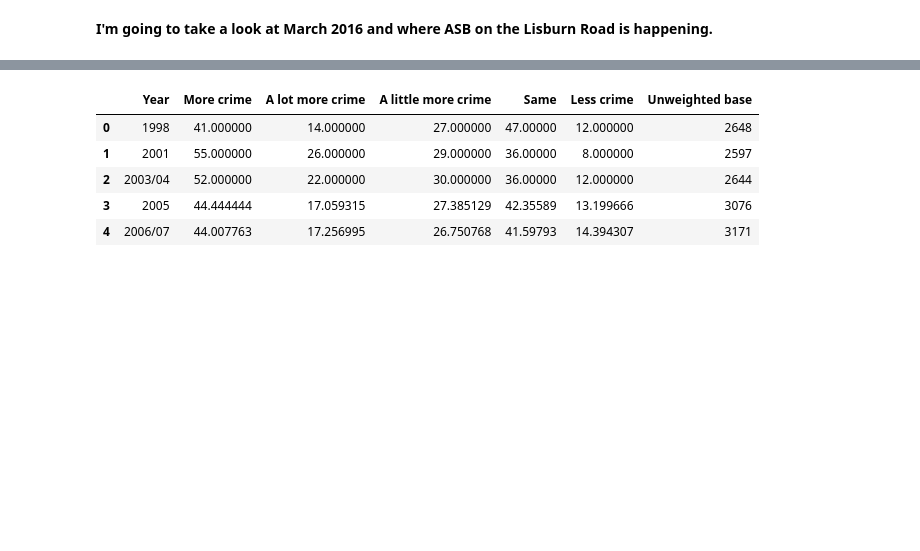
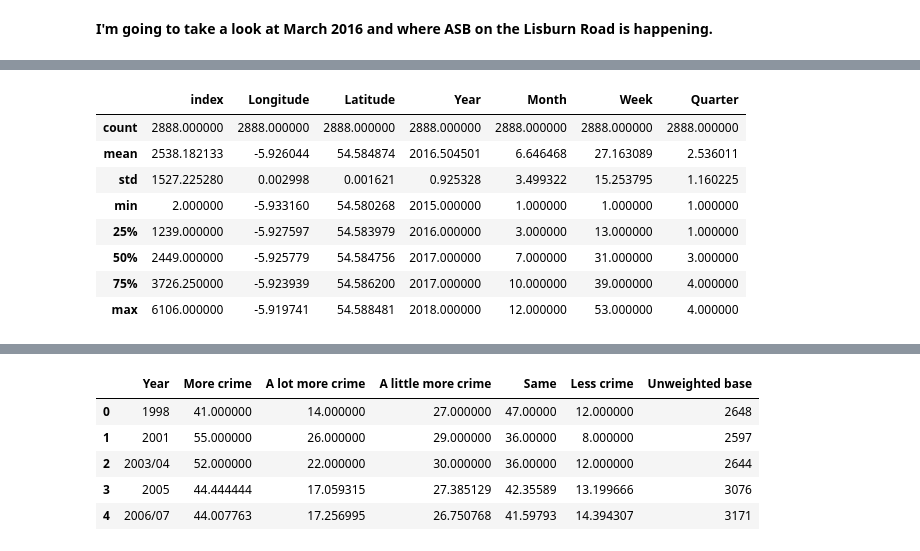
Before and after one commit to JBailey96/PSNI-Crime-Data-EDA, a Jupyter notebook: Crime EDA.ipynb, the cells around one changed output, grey strips where cells are left out. Saved outputs shown, nothing was run; the diff lists cells and outputs as text; code cells hidden in the pictures; blank space fills up the shorter version.

```diff
--- a/Crime EDA.ipynb
+++ b/Crime EDA.ipynb
@@ -1017,0 +989,12 @@ corr_sunshine_month_2016_2017.corr()
+# %%
+crimes_within_distance.describe()
+# %% [output]
+|  | index | Longitude | Latitude | Year | Month | Week | Quarter |
+| count | 2888.000000 | 2888.000000 | 2888.000000 | 2888.000000 | 2888.000000 | 2888.000000 | 2888.000000 |
+| mean | 2538.182133 | -5.926044 | 54.584874 | 2016.504501 | 6.646468 | 27.163089 | 2.536011 |
+| std | 1527.225280 | 0.002998 | 0.001621 | 0.925328 | 3.499322 | 15.253795 | 1.160225 |
+| min | 2.000000 | -5.933160 | 54.580268 | 2015.000000 | 1.000000 | 1.000000 | 1.000000 |
+| 25% | 1239.000000 | -5.927597 | 54.583979 | 2016.000000 | 3.000000 | 13.000000 | 1.000000 |
+| 50% | 2449.000000 | -5.925779 | 54.584756 | 2017.000000 | 7.000000 | 31.000000 | 3.000000 |
+| 75% | 3726.250000 | -5.923939 | 54.586200 | 2017.000000 | 10.000000 | 39.000000 | 4.000000 |
+| max | 6106.000000 | -5.919741 | 54.588481 | 2018.000000 | 12.000000 | 53.000000 | 4.000000 |
```
Also changed, not shown: parts of 17 cells of this notebook, 2 other files.
